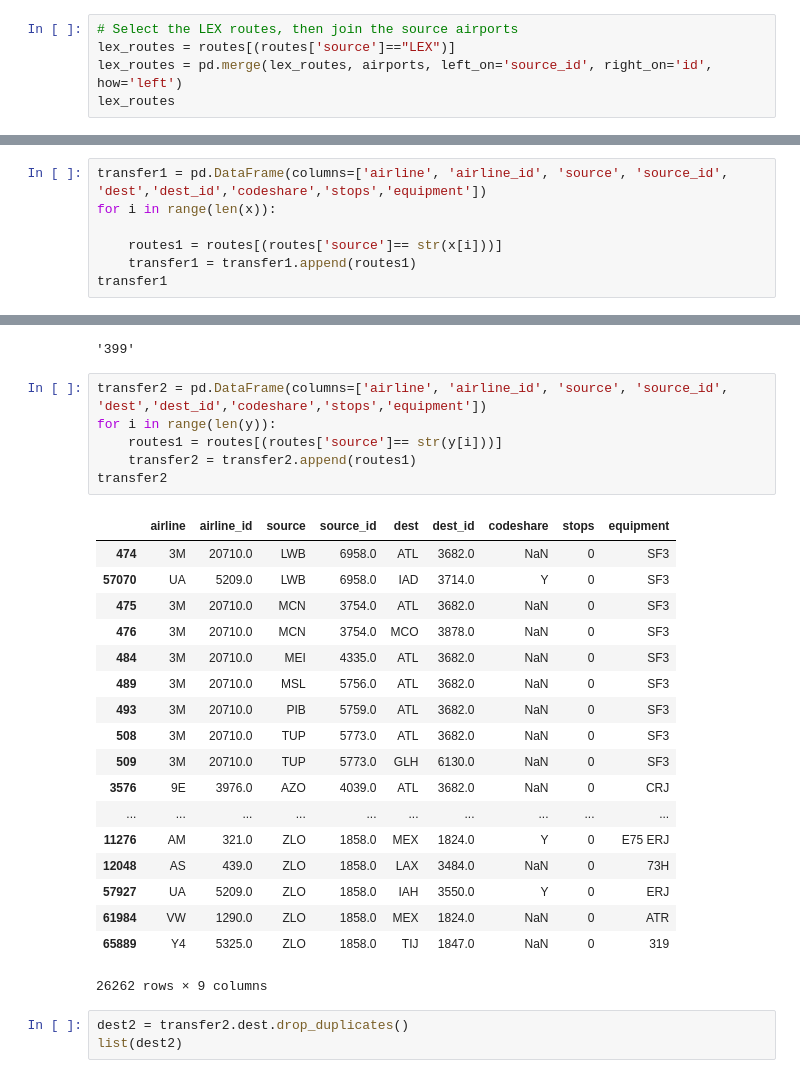
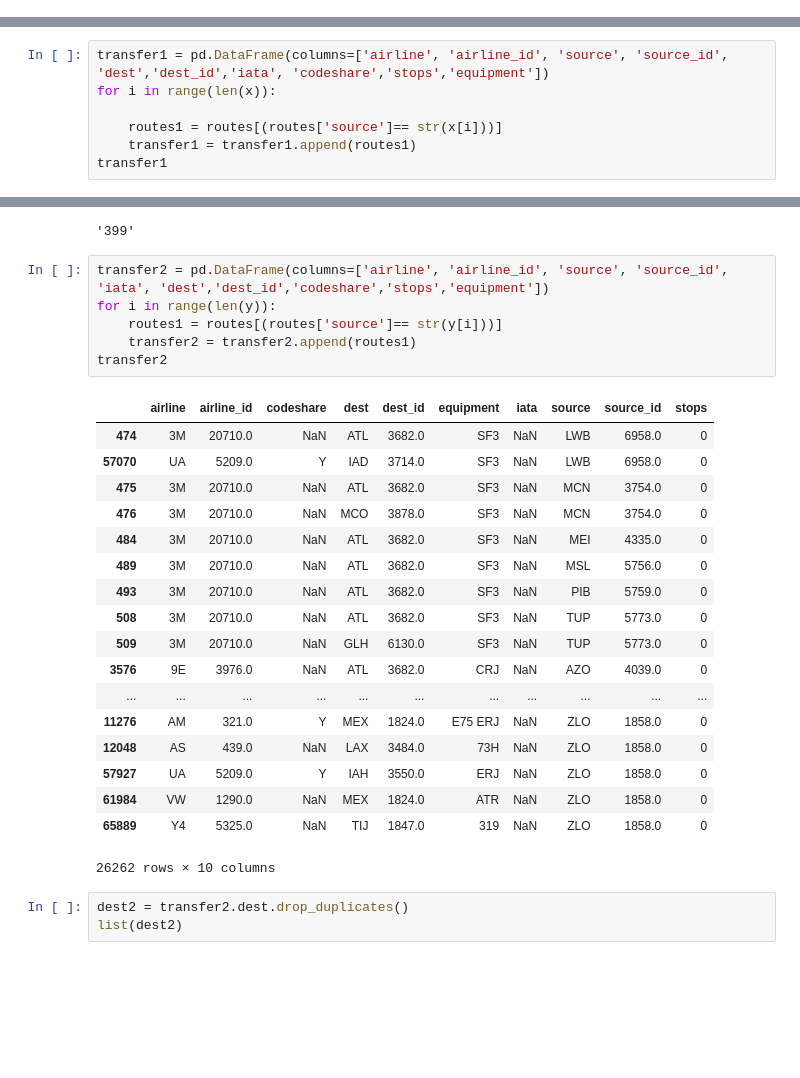
Before and after one commit to ShraddhaSagar/ce599, a Jupyter notebook: 09-Mapping/interactive-mapping.ipynb, the cells around one changed output, grey strips where cells are left out. Saved outputs shown, nothing was run; the diff lists cells and outputs as text; blank space fills up the shorter version.

```diff
--- a/09-Mapping/interactive-mapping.ipynb
+++ b/09-Mapping/interactive-mapping.ipynb
@@ -514,5 +513,0 @@ str(len(airports))
-# %%
-# Select the LEX routes, then join the source airports
-lex_routes = routes[(routes['source']=="LEX")]
-lex_routes = pd.merge(lex_routes, airports, left_on='source_id', right_on='id', how='left')
-lex_routes
@@ -560,7 +536,7 @@ x
  'DFW',
  'ORD']
 # %%
-transfer1 = pd.DataFrame(columns=['airline', 'airline_id', 'source', 'source_id', 'dest','dest_id','codeshare','stops','equipment'])
+transfer1 = pd.DataFrame(columns=['airline', 'airline_id', 'source', 'source_id', 'dest','dest_id','iata', 'codeshare','stops','equipment'])
 for i in range(len(x)):
 
     routes1 = routes[(routes['source']== str(x[i]))]
@@ -593,30 +588,30 @@ str(len(dest1))
 # %% [output]
 '399'
 # %%
-transfer2 = pd.DataFrame(columns=['airline', 'airline_id', 'source', 'source_id', 'dest','dest_id','codeshare','stops','equipment'])
+transfer2 = pd.DataFrame(columns=['airline', 'airline_id', 'source', 'source_id', 'iata', 'dest','dest_id','codeshare','stops','equipment'])
 for i in range(len(y)):
     routes1 = routes[(routes['source']== str(y[i]))]
     transfer2 = transfer2.append(routes1)
 transfer2
 # %% [output]
-|  | airline | airline_id | source | source_id | dest | dest_id | codeshare | stops | equipment |
-| 474 | 3M | 20710.0 | LWB | 6958.0 | ATL | 3682.0 | NaN | 0 | SF3 |
-| 57070 | UA | 5209.0 | LWB | 6958.0 | IAD | 3714.0 | Y | 0 | SF3 |
-| 475 | 3M | 20710.0 | MCN | 3754.0 | ATL | 3682.0 | NaN | 0 | SF3 |
-| 476 | 3M | 20710.0 | MCN | 3754.0 | MCO | 3878.0 | NaN | 0 | SF3 |
-| 484 | 3M | 20710.0 | MEI | 4335.0 | ATL | 3682.0 | NaN | 0 | SF3 |
-| 489 | 3M | 20710.0 | MSL | 5756.0 | ATL | 3682.0 | NaN | 0 | SF3 |
-| 493 | 3M | 20710.0 | PIB | 5759.0 | ATL | 3682.0 | NaN | 0 | SF3 |
-| 508 | 3M | 20710.0 | TUP | 5773.0 | ATL | 3682.0 | NaN | 0 | SF3 |
-| 509 | 3M | 20710.0 | TUP | 5773.0 | GLH | 6130.0 | NaN | 0 | SF3 |
-| 3576 | 9E | 3976.0 | AZO | 4039.0 | ATL | 3682.0 | NaN | 0 | CRJ |
-| ... | ... | ... | ... | ... | ... | ... | ... | ... | ... |
-| 11276 | AM | 321.0 | ZLO | 1858.0 | MEX | 1824.0 | Y | 0 | E75 ERJ |
-| 12048 | AS | 439.0 | ZLO | 1858.0 | LAX | 3484.0 | NaN | 0 | 73H |
-| 57927 | UA | 5209.0 | ZLO | 1858.0 | IAH | 3550.0 | Y | 0 | ERJ |
-| 61984 | VW | 1290.0 | ZLO | 1858.0 | MEX | 1824.0 | NaN | 0 | ATR |
-| 65889 | Y4 | 5325.0 | ZLO | 1858.0 | TIJ | 1847.0 | NaN | 0 | 319 |
+|  | airline | airline_id | codeshare | dest | dest_id | equipment | iata | source | source_id | stops |
+| 474 | 3M | 20710.0 | NaN | ATL | 3682.0 | SF3 | NaN | LWB | 6958.0 | 0 |
+| 57070 | UA | 5209.0 | Y | IAD | 3714.0 | SF3 | NaN | LWB | 6958.0 | 0 |
+| 475 | 3M | 20710.0 | NaN | ATL | 3682.0 | SF3 | NaN | MCN | 3754.0 | 0 |
+| 476 | 3M | 20710.0 | NaN | MCO | 3878.0 | SF3 | NaN | MCN | 3754.0 | 0 |
+| 484 | 3M | 20710.0 | NaN | ATL | 3682.0 | SF3 | NaN | MEI | 4335.0 | 0 |
+| 489 | 3M | 20710.0 | NaN | ATL | 3682.0 | SF3 | NaN | MSL | 5756.0 | 0 |
+| 493 | 3M | 20710.0 | NaN | ATL | 3682.0 | SF3 | NaN | PIB | 5759.0 | 0 |
+| 508 | 3M | 20710.0 | NaN | ATL | 3682.0 | SF3 | NaN | TUP | 5773.0 | 0 |
+| 509 | 3M | 20710.0 | NaN | GLH | 6130.0 | SF3 | NaN | TUP | 5773.0 | 0 |
+| 3576 | 9E | 3976.0 | NaN | ATL | 3682.0 | CRJ | NaN | AZO | 4039.0 | 0 |
+| ... | ... | ... | ... | ... | ... | ... | ... | ... | ... | ... |
+| 11276 | AM | 321.0 | Y | MEX | 1824.0 | E75 ERJ | NaN | ZLO | 1858.0 | 0 |
+| 12048 | AS | 439.0 | NaN | LAX | 3484.0 | 73H | NaN | ZLO | 1858.0 | 0 |
+| 57927 | UA | 5209.0 | Y | IAH | 3550.0 | ERJ | NaN | ZLO | 1858.0 | 0 |
+| 61984 | VW | 1290.0 | NaN | MEX | 1824.0 | ATR | NaN | ZLO | 1858.0 | 0 |
+| 65889 | Y4 | 5325.0 | NaN | TIJ | 1847.0 | 319 | NaN | ZLO | 1858.0 | 0 |
-26262 rows × 9 columns
+26262 rows × 10 columns
 # %%
 dest2 = transfer2.dest.drop_duplicates()
 list(dest2)
```
Also changed, not shown: parts of 7 cells of this notebook, 11 other files.
